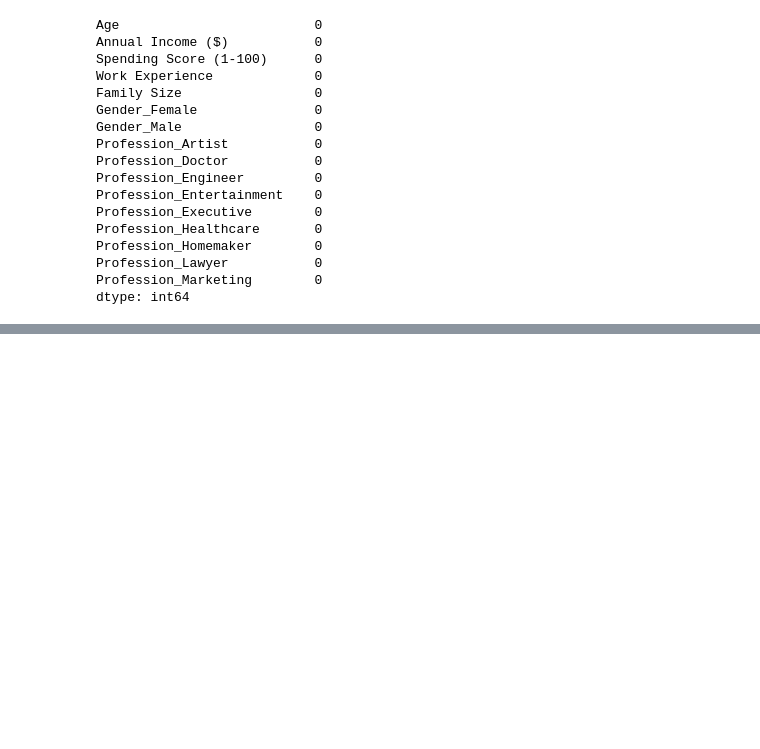
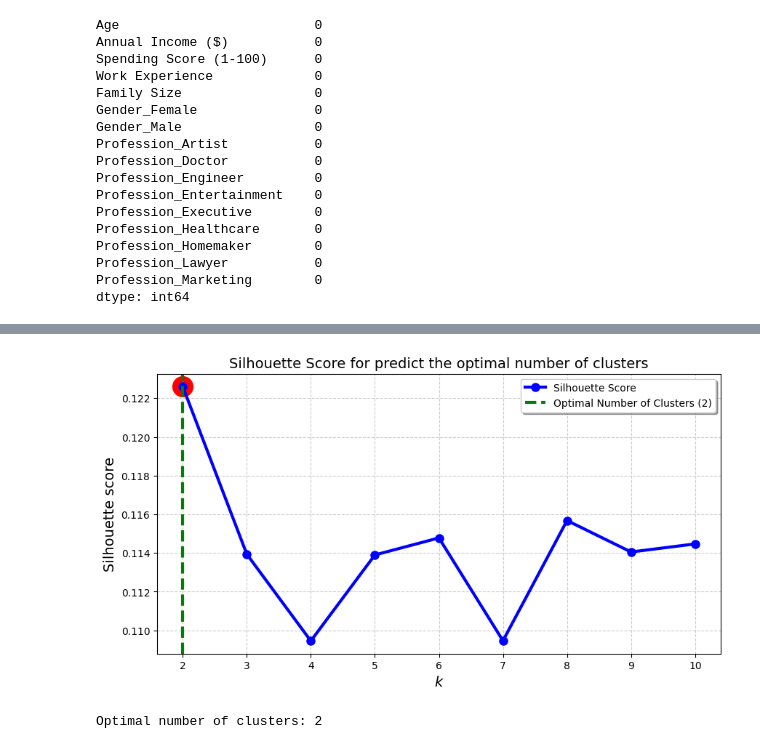
Before and after one commit to mayurasandakalum/shop-customer-data-clustering, a Jupyter notebook: code.ipynb, the cells around one changed output, grey strips where cells are left out. Drawn from its saved outputs; the diff is of its cells as text; code cells hidden in the pictures; blank space fills up the shorter version.

```diff
--- a/code.ipynb
+++ b/code.ipynb
@@ -576,0 +625,4 @@ dtype: int64
+# %%
+kmeans_per_k = [KMeans(n_clusters=k, random_state=42).fit(X) for k in range(1, 11)]
+silhouette_scores = [silhouette_score(X, model.labels_) for model in kmeans_per_k[1:]]
+silhouette_scores
@@ -576,0 +639,21 @@ dtype: int64
+# %%
+rcParams['figure.figsize'] = 10, 5
+plt.figure(figsize=(10, 5))
+plt.plot(range(2, 11), silhouette_scores, "bo-", color="blue", linewidth=3, markersize=8, label='Silhouette Score')
+plt.xlabel("$k$", fontsize=14)
+plt.ylabel("Silhouette score", fontsize=14)
+plt.grid(which='major', color='#cccccc', linestyle='--')
+plt.title('Silhouette Score for predict the optimal number of clusters', fontsize=14)
+
+k = np.argmax(silhouette_scores) + 2
+
+plt.axvline(x=k, linestyle='--', c='green', linewidth=3, label='Optimal Number of Clusters ({})'.format(k))
+plt.scatter(k, silhouette_scores[k-2], c='red', s=400)
+plt.legend(shadow=True)
+plt.show()
+# %% [output]
+[figure, added]
+# %%
+print(f"Optimal number of clusters: {k}")
+# %% [output]
+Optimal number of clusters: 2
```
Also changed, not shown: parts of 16 cells of this notebook.
